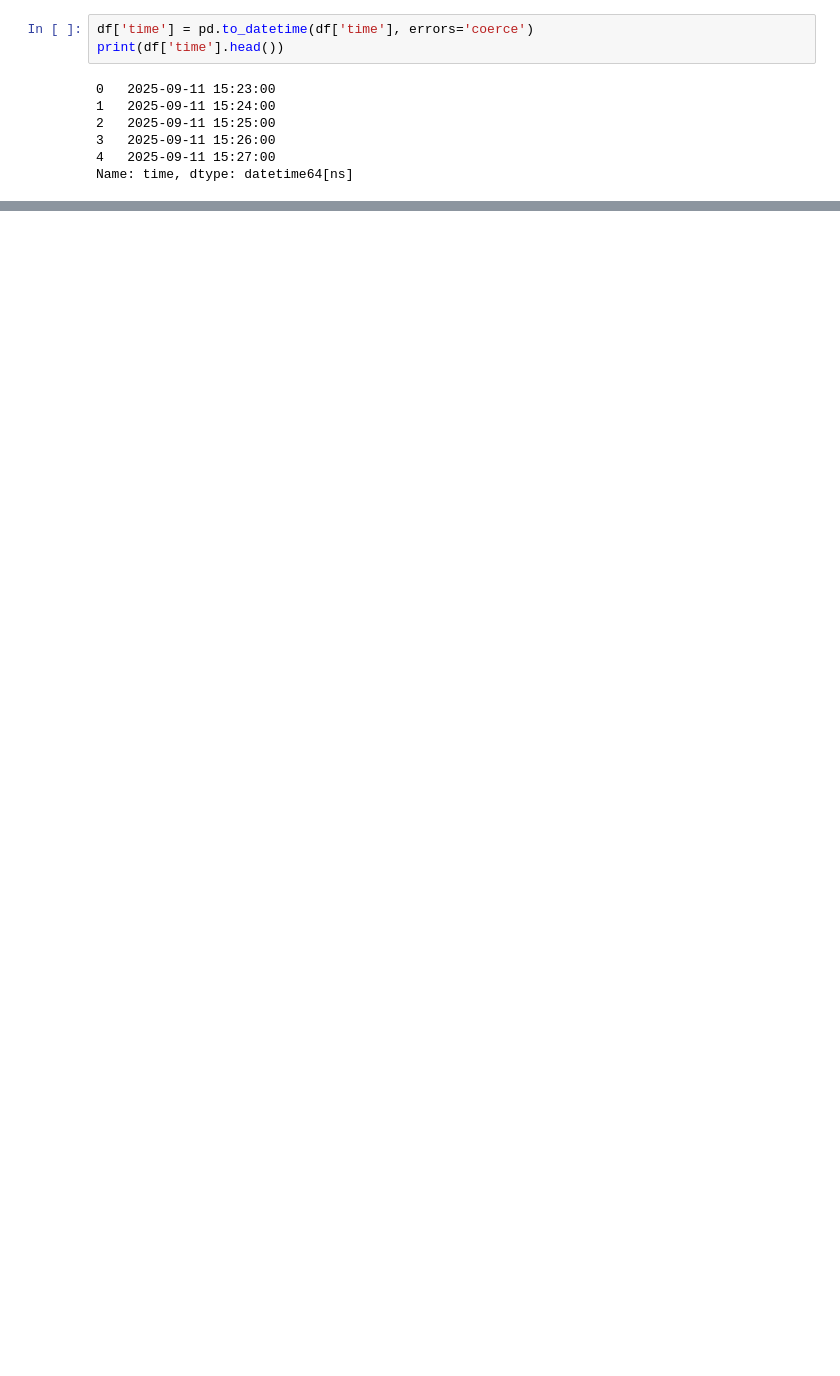
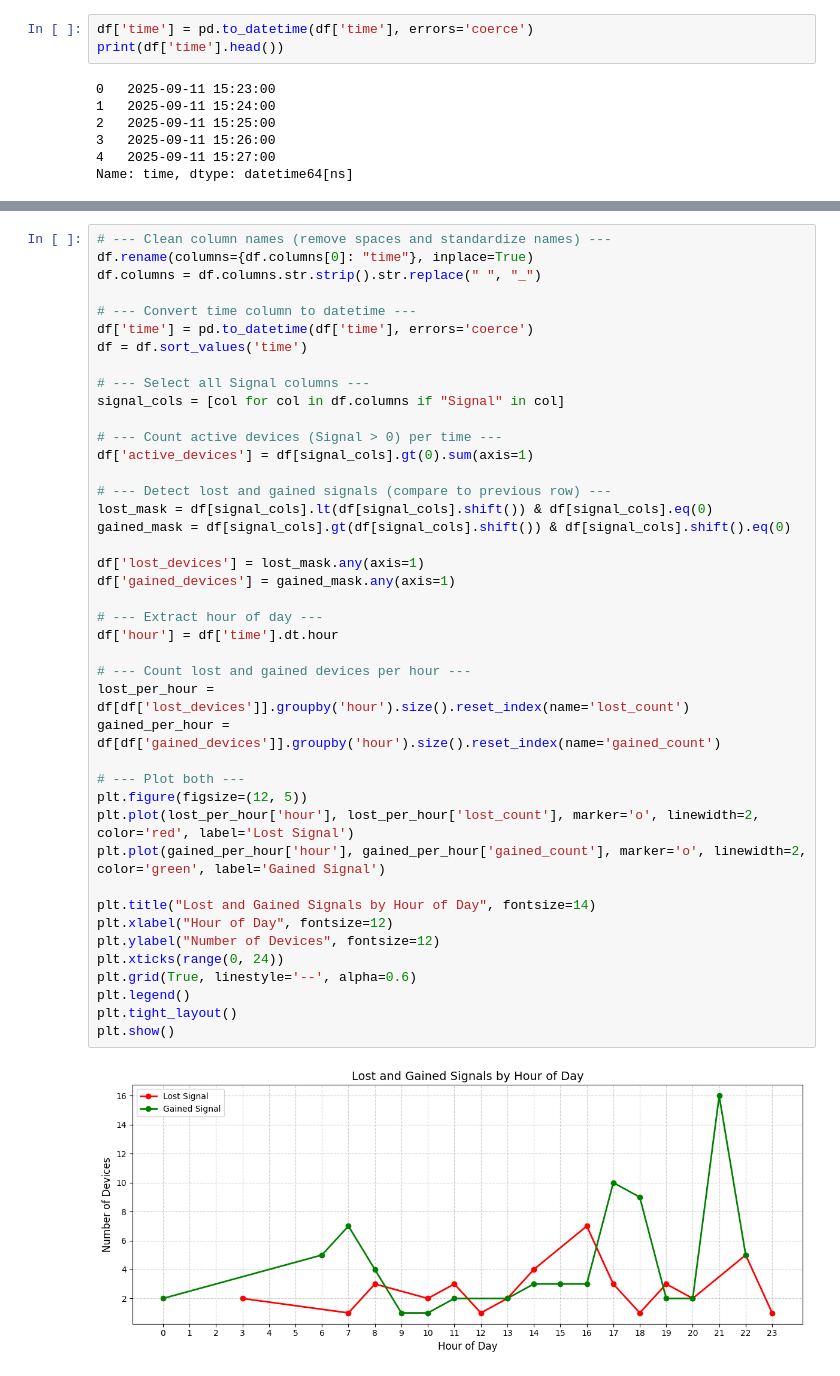
Before and after one commit to ralphrowel/jupyter-projects, a Jupyter notebook: datainterpretation/notebooks/datainterpret.ipynb, the cells around one changed output, grey strips where cells are left out. Saved outputs shown, nothing was run; the diff lists cells and outputs as text; blank space fills up the shorter version.

```diff
--- a/datainterpretation/notebooks/datainterpret.ipynb
+++ b/datainterpretation/notebooks/datainterpret.ipynb
@@ -329,0 +290,44 @@ Name: time, dtype: datetime64[ns]
+# %%
+# --- Clean column names (remove spaces and standardize names) ---
+df.rename(columns={df.columns[0]: "time"}, inplace=True)
+df.columns = df.columns.str.strip().str.replace(" ", "_")
+
+# --- Convert time column to datetime ---
+df['time'] = pd.to_datetime(df['time'], errors='coerce')
+df = df.sort_values('time')
+
+# --- Select all Signal columns ---
+signal_cols = [col for col in df.columns if "Signal" in col]
+
+# --- Count active devices (Signal > 0) per time ---
+df['active_devices'] = df[signal_cols].gt(0).sum(axis=1)
+
+# --- Detect lost and gained signals (compare to previous row) ---
+lost_mask = df[signal_cols].lt(df[signal_cols].shift()) & df[signal_cols].eq(0)
+gained_mask = df[signal_cols].gt(df[signal_cols].shift()) & df[signal_cols].shift().eq(0)
+
+df['lost_devices'] = lost_mask.any(axis=1)
+df['gained_devices'] = gained_mask.any(axis=1)
+
+# --- Extract hour of day ---
+df['hour'] = df['time'].dt.hour
+
+# --- Count lost and gained devices per hour ---
+lost_per_hour = df[df['lost_devices']].groupby('hour').size().reset_index(name='lost_count')
+gained_per_hour = df[df['gained_devices']].groupby('hour').size().reset_index(name='gained_count')
+
+# --- Plot both ---
+plt.figure(figsize=(12, 5))
+plt.plot(lost_per_hour['hour'], lost_per_hour['lost_count'], marker='o', linewidth=2, color='red', label='Lost Signal')
+plt.plot(gained_per_hour['hour'], gained_per_hour['gained_count'], marker='o', linewidth=2, color='green', label='Gained Signal')
+
+plt.title("Lost and Gained Signals by Hour of Day", fontsize=14)
+plt.xlabel("Hour of Day", fontsize=12)
+plt.ylabel("Number of Devices", fontsize=12)
+plt.xticks(range(0, 24))
+plt.grid(True, linestyle='--', alpha=0.6)
+plt.legend()
+plt.tight_layout()
+plt.show()
+# %% [output]
+[figure, added]
```
Also changed, not shown: parts of 15 cells of this notebook.
